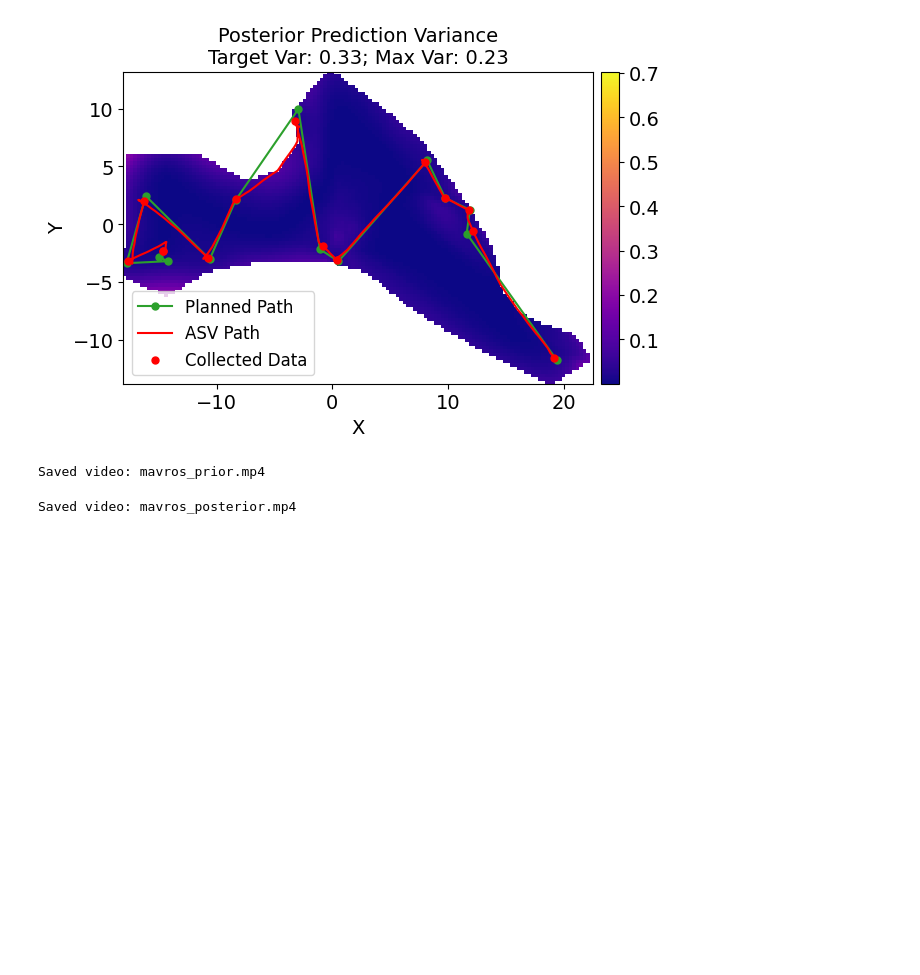
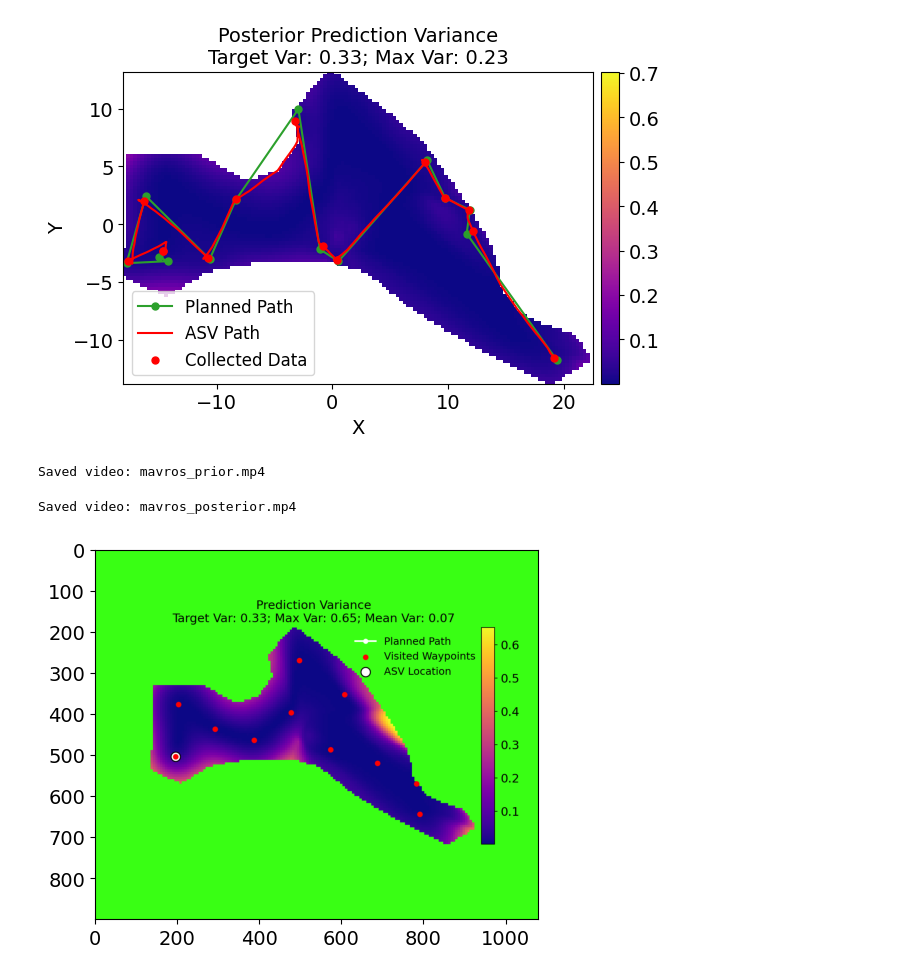
Before and after one commit to itskalvik/ros_sgp_tools, a Jupyter notebook: scripts/postprocess.ipynb, the cells around one changed output. Drawn from its saved outputs; the diff is of its cells as text; code cells hidden in the pictures; blank space fills up the shorter version.

Commit message:
Add init last frame

```diff
--- a/scripts/postprocess.ipynb
+++ b/scripts/postprocess.ipynb
@@ -603,7 +603,7 @@ with imageio.get_writer(out_mp4_prior, fps=fps, codec="libx264", quality=8, form
             visited_waypoints=planned_path_prior,  # reveal initial_path[:k]
             visited_collected=None,
             k=k, t=t,
-            title_prefix="Prior Prediction Variance",
+            title_prefix="Prediction Variance",
             var_mean=prior_mean,
             var_max=prior_max,
             planned_label="Planned Path",
@@ -651,7 +651,7 @@ with imageio.get_writer(out_mp4_post, fps=fps, codec="libx264", quality=8, forma
             visited_waypoints=None,
             visited_collected=X_data,   # reveal X_data[:k]
             k=k, t=t,
-            title_prefix="Posterior Prediction Variance",
+            title_prefix="Prediction Variance",
             var_mean=post_mean,
             var_max=post_max,
             planned_label="Planned Path",
@@ -663,3 +663,24 @@ print(f"Saved video: {out_mp4_post}")
 # %% [output]
 Saved video: mavros_prior.mp4
 Saved video: mavros_posterior.mp4
+# %%
+asv_path_all_prior[-1] = planned_path_prior[-1]
+frame = render_frame(
+    var_flat=var_flat_prior,
+    planned_path=planned_path_prior,
+    asv_path_all=asv_path_all_prior,
+    visited_waypoints=planned_path_prior,  # reveal initial_path[:k]
+    visited_collected=None,
+    k=543, t=543,
+    title_prefix="Prediction Variance",
+    var_mean=prior_mean,
+    var_max=prior_max,
+    planned_label="Planned Path",
+    visited_wp_label="Visited Waypoints"
+)
+
+plt.imshow(frame)
+output_filename = 'last_init.png'
+imageio.imwrite(output_filename, frame)
+# %% [output]
+[figure, added]
```
Also changed, not shown: parts of 3 cells of this notebook.
